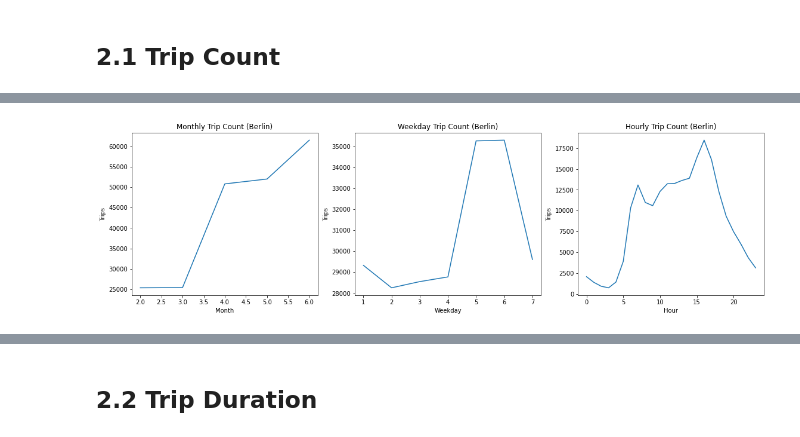
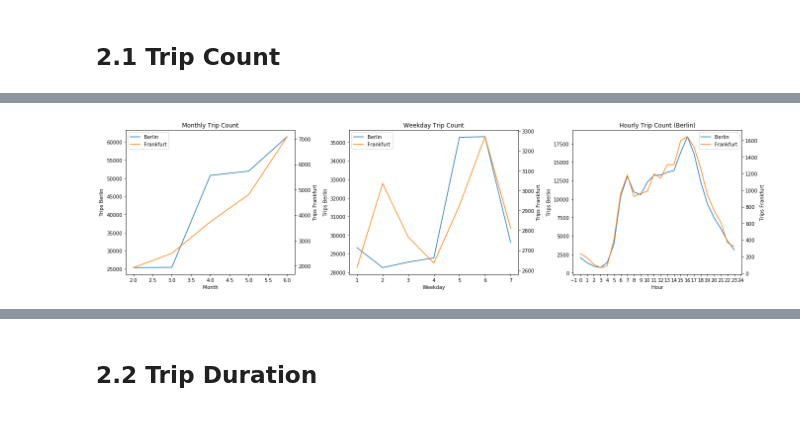
Before and after one commit to lesar64/aa_project, a Jupyter notebook: Abgabe/part_2_descriptive_analysis.ipynb, the cells around one changed output, grey strips where cells are left out. Drawn from its saved outputs; the diff is of its cells as text; code cells hidden in the pictures.

Commit message:
Reworked part 1 and part 2 Deleted old raw data

```diff
--- a/Abgabe/part_2_descriptive_analysis.ipynb
+++ b/Abgabe/part_2_descriptive_analysis.ipynb
@@ -11,6 +11,9 @@ import pandas as pd
 import matplotlib.pyplot as plt
 import matplotlib.ticker as mticker
 import datetime
+
+path = r"D:\OneDrive - Universität zu Köln\Uni\AA\Project\aa_project\Abgabe\Data"
+path_fig = r"D:\OneDrive - Universität zu Köln\Uni\AA\Project\aa_project\Abgabe\Figures"
 # %% [markdown]
 # 1. Hourly KPIs
 # %% [markdown]
@@ -165,10 +146,10 @@ plt.savefig('kpi3_f.png')
 # %% [markdown]
 # 2. Rental Patterns
 # %%
-df_b = pd.read_csv(r"C:\Users\geibe\Documents\aa_project-main\aa_project-main\Data\berlin_final.csv")
-df_bw = pd.read_csv(r"C:\Users\geibe\Documents\aa_project-main\aa_project-main\Data\berlin_weather.csv")
-df_f = pd.read_csv(r"C:\Users\geibe\Documents\aa_project-main\aa_project-main\Data\frankfurt_final.csv")
-df_fw = pd.read_csv(r"C:\Users\geibe\Documents\aa_project-main\aa_project-main\Data\frankfurt_weather.csv")
+df_b = pd.read_csv(path + r"\berlin_final.csv")
+df_bw = pd.read_csv(path + r"\berlin_weather.csv")
+df_f = pd.read_csv(path + r"\frankfurt_final.csv")
+df_fw = pd.read_csv(path + r"\frankfurt_weather.csv")
 # %%
 def replace_minutes(dt):
     return dt.replace(minute=0)
@@ -197,38 +176,79 @@ df_f = pd.merge(df_f, df_fw, how="left", on =["datetime"])
 # %%
 diag, axes = plt.subplots(1, 3, figsize=(19, 5))
+color1 = 'tab:blue'
+color2 = 'tab:orange'
 
 # subplot 1: monthly trip count
-data_m = pd.DataFrame()
-data_m['month'] = df_b.month.value_counts()
-data_m.sort_index(inplace=True)
+data_bm = pd.DataFrame()
+data_fm = pd.DataFrame()
+data_bm['month'] = df_b.month.value_counts()
+data_fm['month'] = df_f.month.value_counts()
+data_bm.sort_index(inplace=True)
+data_fm.sort_index(inplace=True)
 
-axes[0].plot(data_m.index, data_m.month, label='Trips in each Month')
-axes[0].set_title("Monthly Trip Count (Berlin)")
+
+axes[0].set_title("Monthly Trip Count")
 axes[0].set_xlabel('Month')
-axes[0].set_ylabel('Trips')
+axes[0].set_ylabel('Trips Berlin')
+axes0 = axes[0].plot(data_bm.index, data_bm.month, label='Berlin')
+
+
+axes01 = axes[0].twinx()
+axes01.set_ylabel('Trips Frankfurt')
+axes02 = axes01.plot(data_fm.index, data_fm.month, label='Frankfurt', color=color2)
+
+axes0_comp = axes0 + axes02
+labs0 = [l.get_label() for l in axes0_comp]
+axes[0].legend(axes0_comp, labs0, loc=0)
 
 # subplot 2: weekday trip count
-data_w = pd.DataFrame()
-data_w['weekday'] = df_b.weekday.value_counts()
-data_w.sort_index(inplace=True)
+data_bw = pd.DataFrame()
+data_fw = pd.DataFrame()
+data_bw['weekday'] = df_b.weekday.value_counts()
+data_fw['weekday'] = df_f.weekday.value_counts()
+data_bw.sort_index(inplace=True)
+data_fw.sort_index(inplace=True)
 
-axes[1].plot(data_w.index, data_w.weekday, label='Trips on each Weekday')
-axes[1].set_title("Weekday Trip Count (Berlin)")
+axes[1].set_title("Weekday Trip Count")
 axes[1].set_xlabel('Weekday')
-axes[1].set_ylabel('Trips')
+axes[1].set_ylabel('Trips Berlin')
+axes1 = axes[1].plot(data_bw.index, data_bw.weekday, label='Berlin')
+
+axes11 = axes[1].twinx()
+axes11.set_ylabel('Trips Frankfurt')
+axes12 = axes11.plot(data_fw.index, data_fw.weekday, label='Frankfurt', color=color2)
+
+axes1_comp = axes1 + axes12
+labs1 = [l.get_label() for l in axes1_comp]
+axes[1].legend(axes1_comp, labs1, loc=0)
+
 
 # subplot 3: daily trip count
-data_d = pd.DataFrame()
-data_d['hour'] = df_b.hour.value_counts()
-data_d.sort_index(inplace=True)
+data_bd = pd.DataFrame()
+data_fd = pd.DataFrame()
+data_bd['hour'] = df_b.hour.value_counts()
+data_fd['hour'] = df_f.hour.value_counts()
+data_bd.sort_index(inplace=True)
+data_fd.sort_index(inplace=True)
 
-axes[2].plot(data_d.index, data_d.hour, label='Trips in each hour')
 axes[2].set_title("Hourly Trip Count (Berlin)")
 axes[2].set_xlabel('Hour')
-axes[2].set_ylabel('Trips')
+axes[2].set_ylabel('Trips Berlin')
+axes2 = axes[2].plot(data_bd.index, data_bd.hour, label='Berlin')
 
-diag.savefig('rp_trips_count_b.png')
+axes21 = axes[2].twinx()
+axes21.set_ylabel('Trips Frankfurt')
+axes22 = axes21.plot(data_fd.index, data_fd.hour, label='Frankfurt', color=color2)
+
+axes2_comp = axes2 + axes22
+labs2 = [l.get_label() for l in axes2_comp]
+axes[2].legend(axes2_comp, labs2, loc=0)
+
+diag.gca().xaxis.set_major_locator(mticker.MultipleLocator(1))
+diag.tight_layout()
+diag.savefig(path_fig + r'\rp_trips_count.png')
+diag.show()
 # %% [output]
-[figure, old version]
+[figure, new version]
 # %%
 diag, axes = plt.subplots(1, 3, figsize=(19, 5))
```
Also changed, not shown: parts of 27 cells of this notebook, 45 other files.
